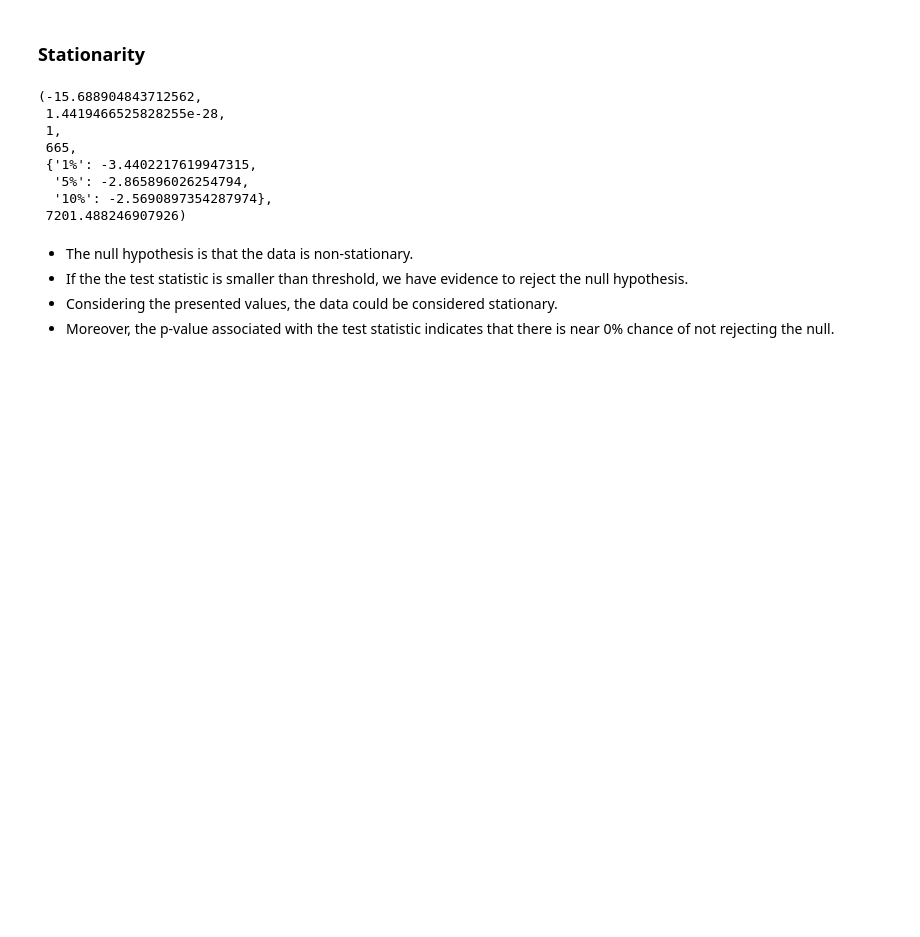
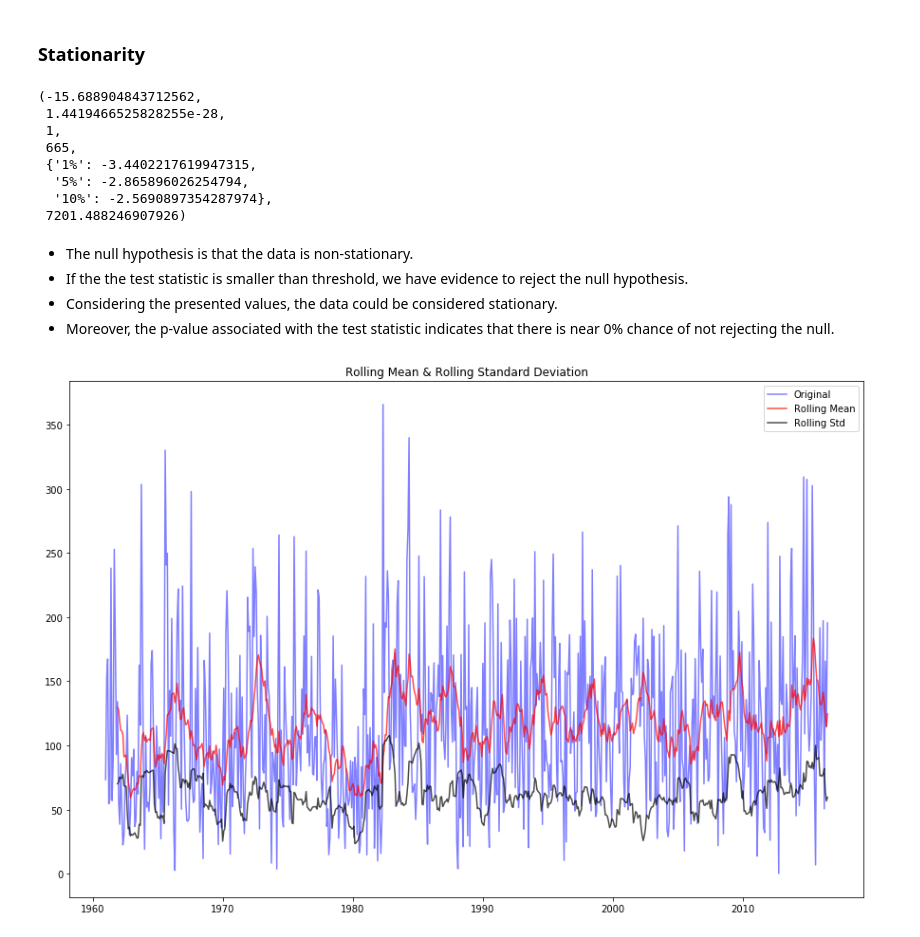
Before and after one commit to dsllt/PortoAlegre_TimeSeriesAnalysis, a Jupyter notebook: TimeSeriesAnalysis.ipynb, the cells around one changed output. Saved outputs shown, nothing was run; the diff lists cells and outputs as text; code cells hidden in the pictures; blank space fills up the shorter version.

```diff
--- a/TimeSeriesAnalysis.ipynb
+++ b/TimeSeriesAnalysis.ipynb
@@ -411,3 +417,15 @@ sts.adfuller(tmp.prec)
 * If the the test statistic is smaller than threshold, we have evidence to reject the null hypothesis.
 * Considering the presented values, the data could be considered stationary.
 * Moreover, the p-value associated with the test statistic indicates that there is near 0% chance of not rejecting the null.
+# %%
+rolling_mean = tmp.prec.rolling(window = 12).mean()
+rolling_std = tmp.prec.rolling(window = 12).std()
+plt.figure(figsize=(15,10))
+plt.plot(tmp.prec, color = 'b', alpha = 0.5, label = 'Original')
+plt.plot(rolling_mean, color = 'r', alpha = 0.7, label = 'Rolling Mean')
+plt.plot(rolling_std, color = 'k', alpha = 0.7, label = 'Rolling Std')
+plt.legend(loc = 'best')
+plt.title('Rolling Mean & Rolling Standard Deviation')
+plt.show();
+# %% [output]
+[figure, added]
```
Also changed, not shown: parts of 13 cells of this notebook.
